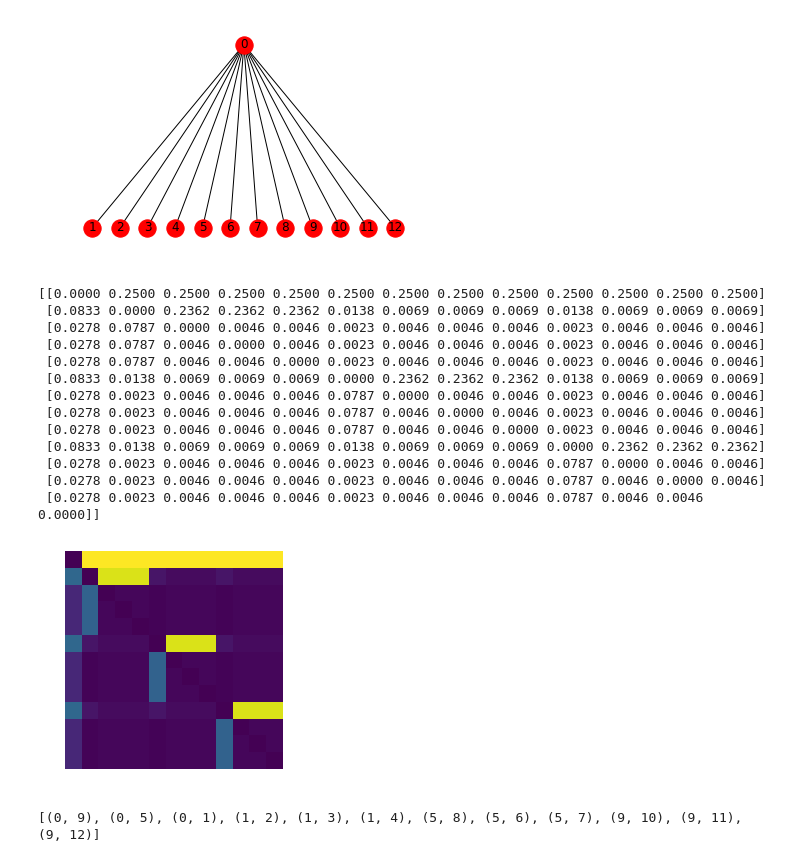
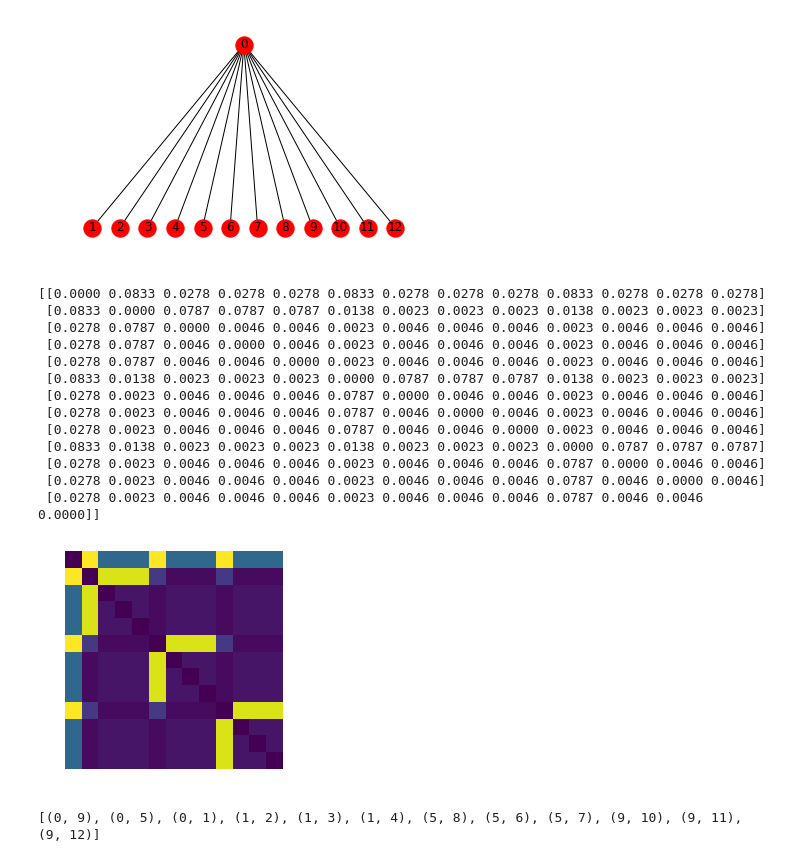
Before and after one commit to aleveren/ucsd-research, a Jupyter notebook: simple-hier-topic-model/topic_cooccurrence.ipynb, the cells around one changed output. Saved outputs shown, nothing was run; the diff lists cells and outputs as text; code cells hidden in the pictures.

Commit message:
Compute Rcondp as elementwise minimum of Rcond and Rcond.transpose()

```diff
--- a/simple-hier-topic-model/topic_cooccurrence.ipynb
+++ b/simple-hier-topic-model/topic_cooccurrence.ipynb
@@ -268,26 +284,27 @@ nx.draw(tree, pos=bfs_layout(tree, source=0), ax=ax, with_labels=True);
 [figure]
 # %%
 Rcond = R / np.sum(R, axis=0, keepdims=True)
-Rcondp = Rcond - np.diag(np.diag(Rcond))
+Rcondp = np.minimum(Rcond, Rcond.T)
+Rcondp -= np.diag(np.diag(Rcondp))
 
 niceprint(Rcondp)
 
 fig, ax = plt.subplots()
 ax.imshow(Rcondp);
 ax.axis('off');
 # %% [output]
-[[0.0000 0.2500 0.2500 0.2500 0.2500 0.2500 0.2500 0.2500 0.2500 0.2500 0.2500 0.2500 0.2500]
- [0.0833 0.0000 0.2362 0.2362 0.2362 0.0138 0.0069 0.0069 0.0069 0.0138 0.0069 0.0069 0.0069]
+[[0.0000 0.0833 0.0278 0.0278 0.0278 0.0833 0.0278 0.0278 0.0278 0.0833 0.0278 0.0278 0.0278]
+ [0.0833 0.0000 0.0787 0.0787 0.0787 0.0138 0.0023 0.0023 0.0023 0.0138 0.0023 0.0023 0.0023]
  [0.0278 0.0787 0.0000 0.0046 0.0046 0.0023 0.0046 0.0046 0.0046 0.0023 0.0046 0.0046 0.0046]
  [0.0278 0.0787 0.0046 0.0000 0.0046 0.0023 0.0046 0.0046 0.0046 0.0023 0.0046 0.0046 0.0046]
  [0.0278 0.0787 0.0046 0.0046 0.0000 0.0023 0.0046 0.0046 0.0046 0.0023 0.0046 0.0046 0.0046]
- [0.0833 0.0138 0.0069 0.0069 0.0069 0.0000 0.2362 0.2362 0.2362 0.0138 0.0069 0.0069 0.0069]
+ [0.0833 0.0138 0.0023 0.0023 0.0023 0.0000 0.0787 0.0787 0.0787 0.0138 0.0023 0.0023 0.0023]
  [0.0278 0.0023 0.0046 0.0046 0.0046 0.0787 0.0000 0.0046 0.0046 0.0023 0.0046 0.0046 0.0046]
  [0.0278 0.0023 0.0046 0.0046 0.0046 0.0787 0.0046 0.0000 0.0046 0.0023 0.0046 0.0046 0.0046]
  [0.0278 0.0023 0.0046 0.0046 0.0046 0.0787 0.0046 0.0046 0.0000 0.0023 0.0046 0.0046 0.0046]
- [0.0833 0.0138 0.0069 0.0069 0.0069 0.0138 0.0069 0.0069 0.0069 0.0000 0.2362 0.2362 0.2362]
+ [0.0833 0.0138 0.0023 0.0023 0.0023 0.0138 0.0023 0.0023 0.0023 0.0000 0.0787 0.0787 0.0787]
  [0.0278 0.0023 0.0046 0.0046 0.0046 0.0023 0.0046 0.0046 0.0046 0.0787 0.0000 0.0046 0.0046]
  [0.0278 0.0023 0.0046 0.0046 0.0046 0.0023 0.0046 0.0046 0.0046 0.0787 0.0046 0.0000 0.0046]
  [0.0278 0.0023 0.0046 0.0046 0.0046 0.0023 0.0046 0.0046 0.0046 0.0787 0.0046 0.0046 0.0000]]
-[figure, old version]
+[figure, new version]
 # %%
```
Also changed, not shown: parts of 3 cells of this notebook.
